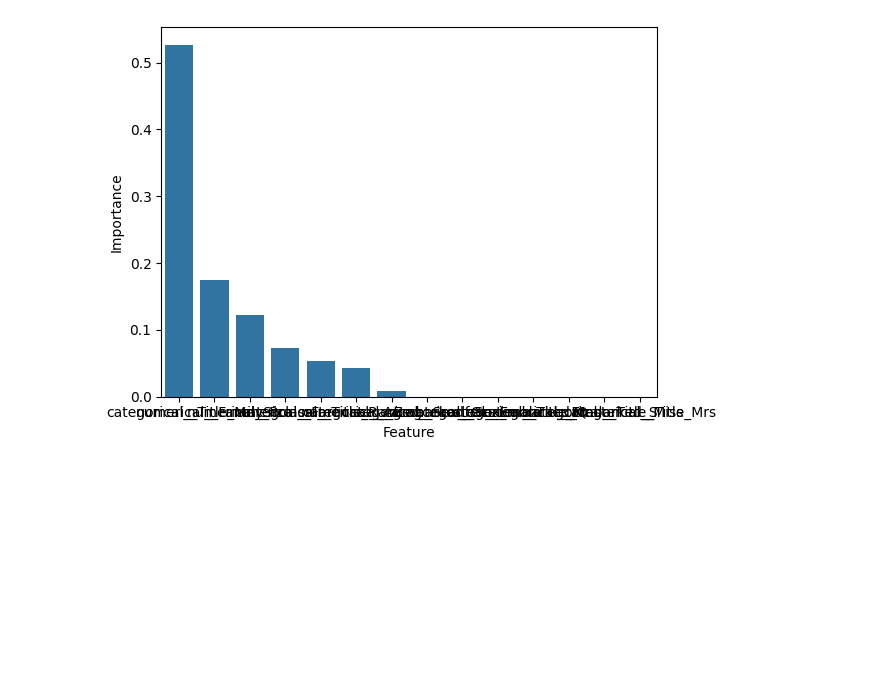
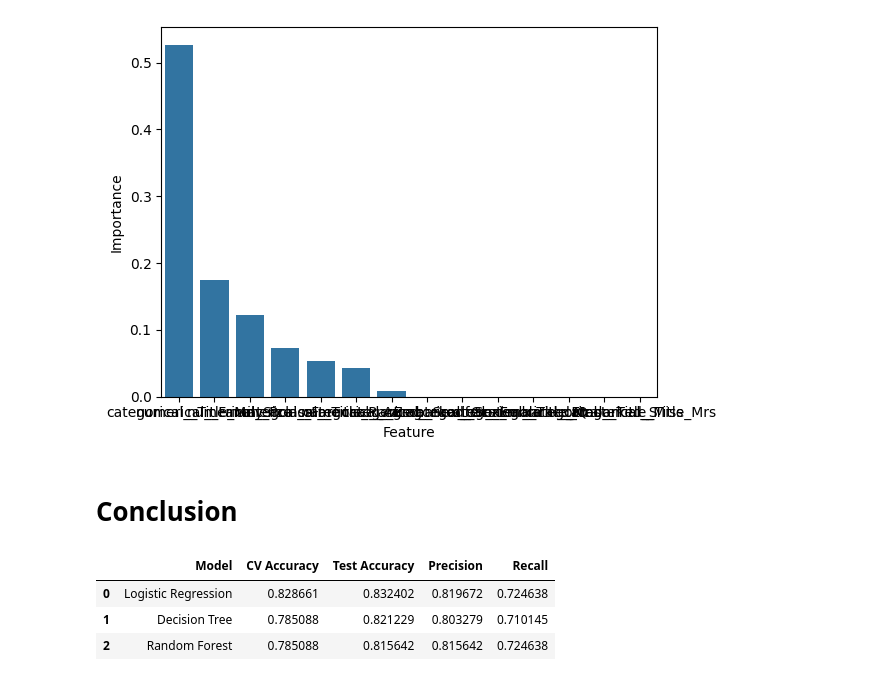
Before and after one commit to sma-rajaei/Titanic-Classification, a Jupyter notebook: Titanic.ipynb, the cells around one changed output. Drawn from its saved outputs; the diff is of its cells as text; code cells hidden in the pictures; blank space fills up the shorter version.

Commit message:
For Conclusion, a dataframe was made to compare three models. Project Finished.

```diff
--- a/Titanic.ipynb
+++ b/Titanic.ipynb
@@ -335,3 +336,20 @@ sns.barplot(data=featureImportance,x="Feature",y="Importance")
 12     categorical__Title_Mrs    0.000000
 <Axes: xlabel='Feature', ylabel='Importance'>
 [figure]
+# %% [markdown]
+# Conclusion
+# %%
+results = pd.DataFrame({
+    "Model": ["Logistic Regression","Decision Tree","Random Forest"],
+    "CV Accuracy": [0.8286614793657048,0.7850881512853343,0.7850881512853343],
+    "Test Accuracy": [0.8324022346368715,0.8212290502793296,0.8156424581005587 ],
+    "Precision": [0.819672131147541,0.8032786885245902,0.8156424581005587],
+    "Recall": [0.7246376811594203,0.7101449275362319,0.7246376811594203]
+})
+results = results.sort_values(by="Test Accuracy",ascending=False)
+results
+# %% [output]
+|  | Model | CV Accuracy | Test Accuracy | Precision | Recall |
+| 0 | Logistic Regression | 0.828661 | 0.832402 | 0.819672 | 0.724638 |
+| 1 | Decision Tree | 0.785088 | 0.821229 | 0.803279 | 0.710145 |
+| 2 | Random Forest | 0.785088 | 0.815642 | 0.815642 | 0.724638 |
```
Also changed, not shown: parts of 2 cells of this notebook.
